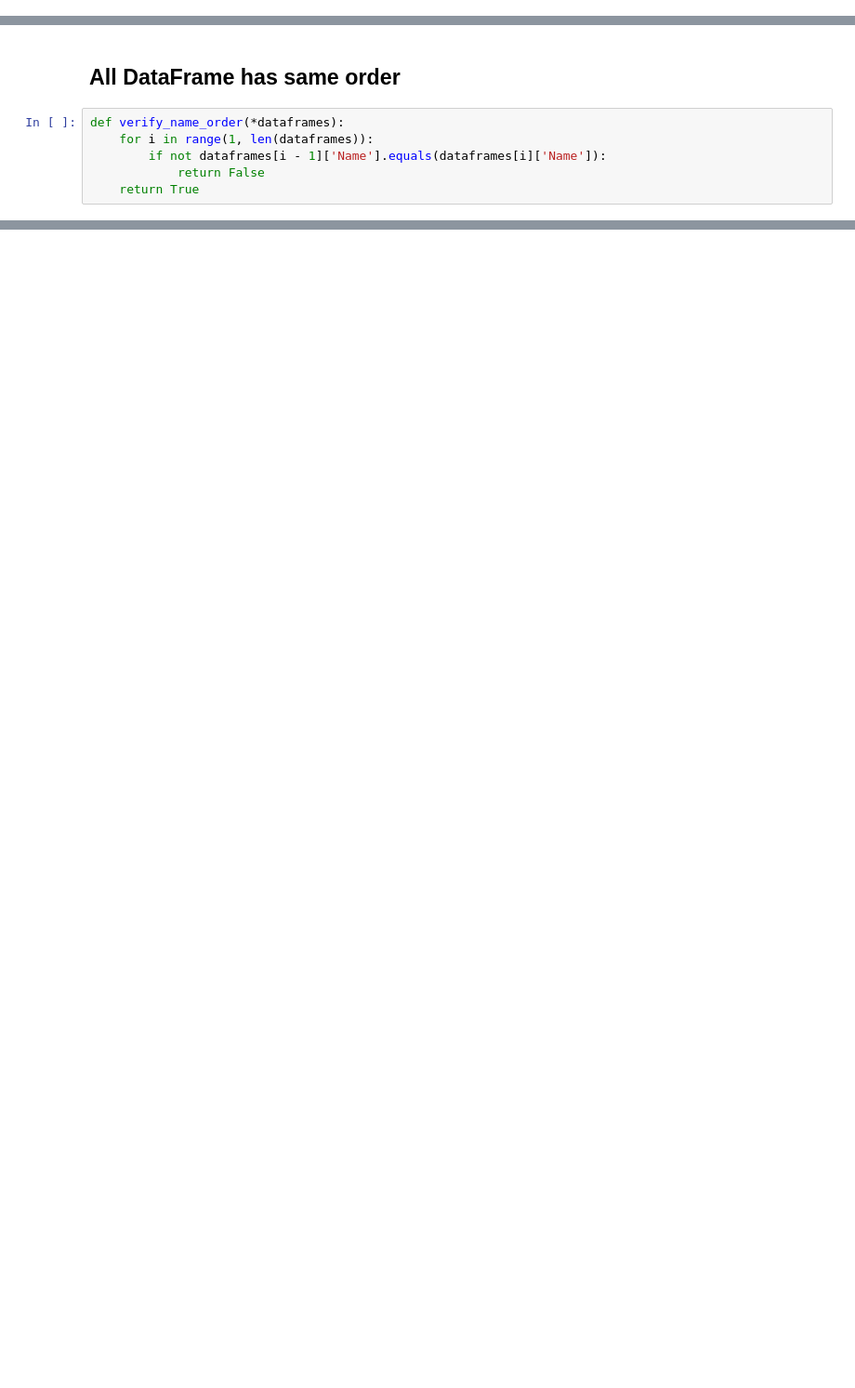
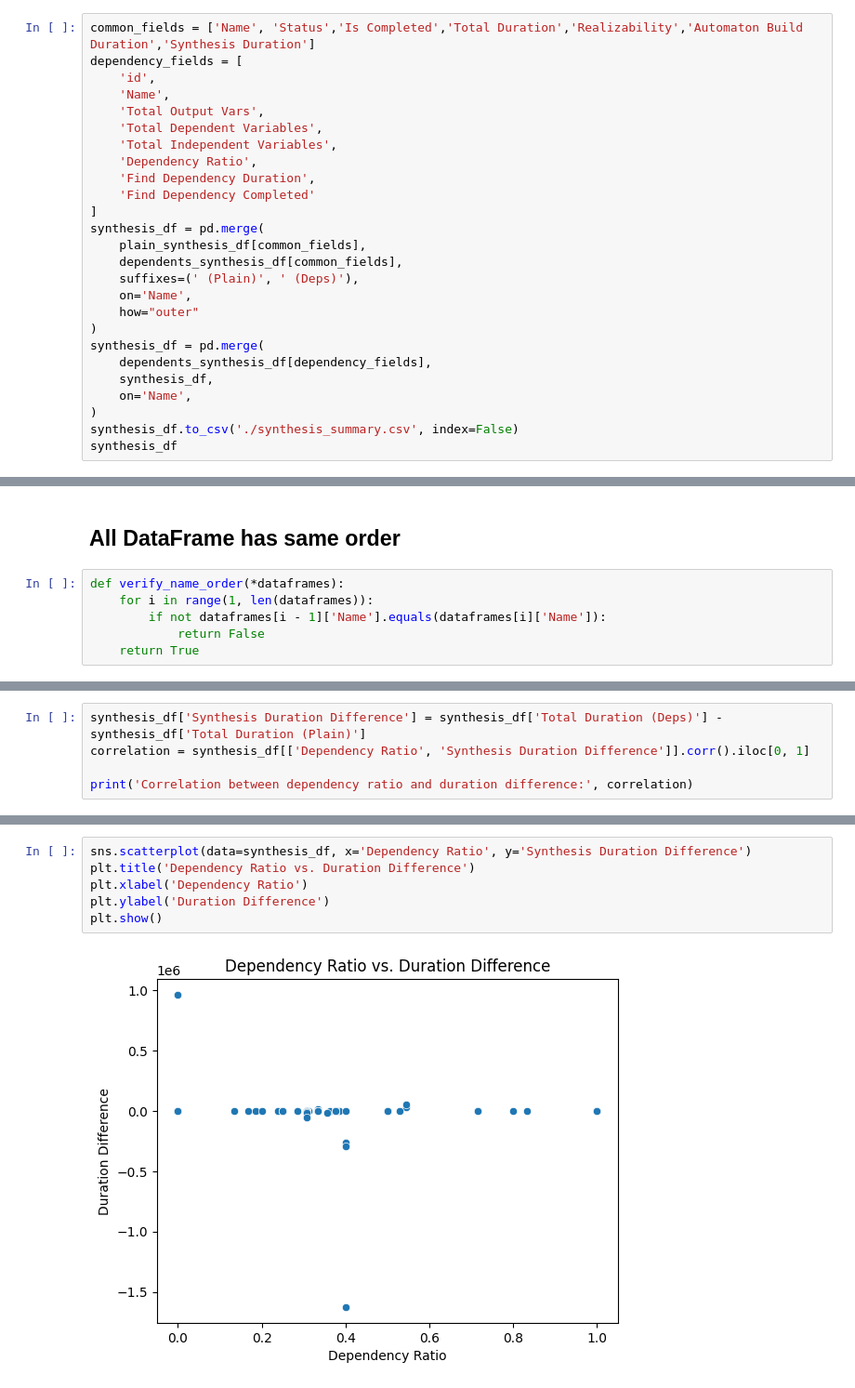
Before and after one commit to eliyaoo32/DepSynt, a Jupyter notebook: notebooks/synthesis.ipynb, the cells around one changed output, grey strips where cells are left out. Shown: that part at 93% size. Drawn from its saved outputs; the diff is of its cells as text; blank space fills up the shorter version.

```diff
--- a/notebooks/synthesis.ipynb
+++ b/notebooks/synthesis.ipynb
@@ -274,0 +269,26 @@ plain_synthesis_df
+# %%
+common_fields = ['Name', 'Status','Is Completed','Total Duration','Realizability','Automaton Build Duration','Synthesis Duration']
+dependency_fields = [
+    'id',
+    'Name',
+    'Total Output Vars',
+    'Total Dependent Variables',
+    'Total Independent Variables',
+    'Dependency Ratio',
+    'Find Dependency Duration',
+    'Find Dependency Completed'
+]
+synthesis_df = pd.merge(
+    plain_synthesis_df[common_fields],
+    dependents_synthesis_df[common_fields],
+    suffixes=(' (Plain)', ' (Deps)'),
+    on='Name',
+    how="outer"
+)
+synthesis_df = pd.merge(
+    dependents_synthesis_df[dependency_fields],
+    synthesis_df,
+    on='Name',
+)
+synthesis_df.to_csv('./synthesis_summary.csv', index=False)
+synthesis_df
@@ -414,0 +407,5 @@ True
+# %%
+synthesis_df['Synthesis Duration Difference'] = synthesis_df['Total Duration (Deps)'] - synthesis_df['Total Duration (Plain)']
+correlation = synthesis_df[['Dependency Ratio', 'Synthesis Duration Difference']].corr().iloc[0, 1]
+
+print('Correlation between dependency ratio and duration difference:', correlation)
@@ -414,0 +414,8 @@ True
+# %%
+sns.scatterplot(data=synthesis_df, x='Dependency Ratio', y='Synthesis Duration Difference')
+plt.title('Dependency Ratio vs. Duration Difference')
+plt.xlabel('Dependency Ratio')
+plt.ylabel('Duration Difference')
+plt.show()
+# %% [output]
+[figure, added]
```
Also changed, not shown: parts of 34 cells of this notebook, 3 other files.
